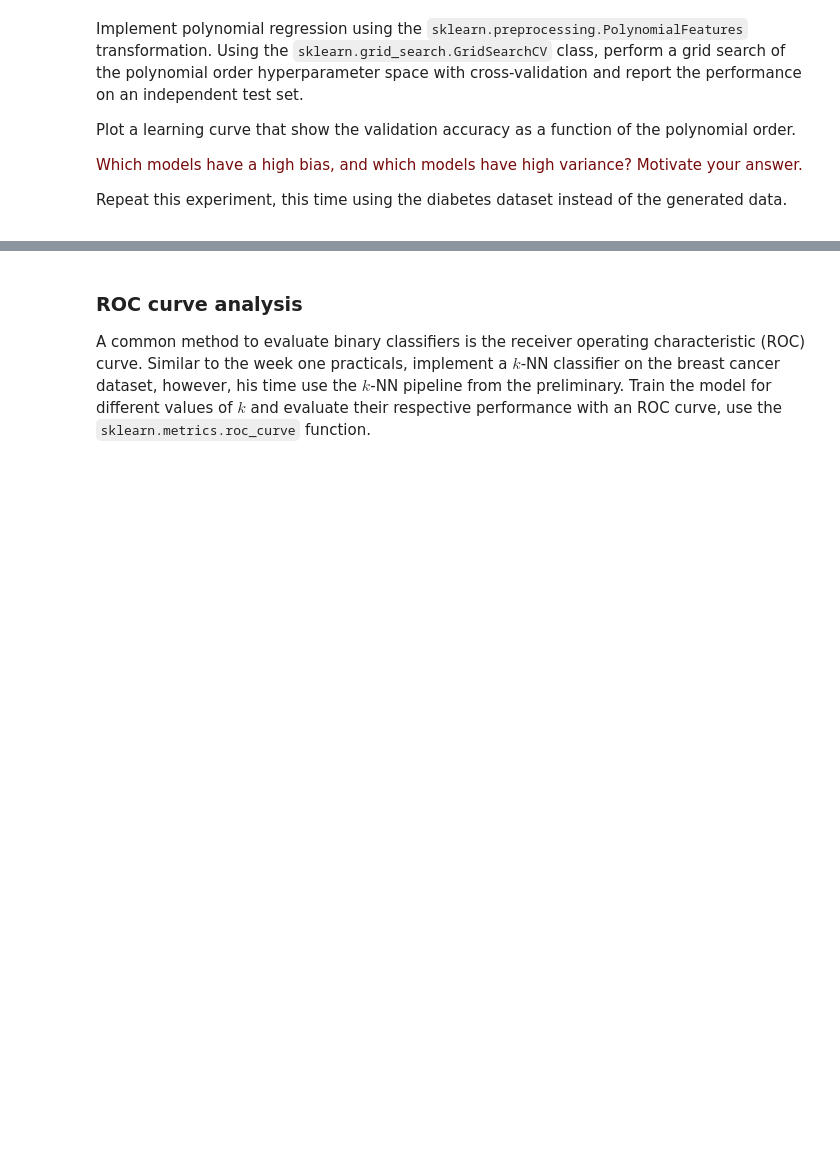
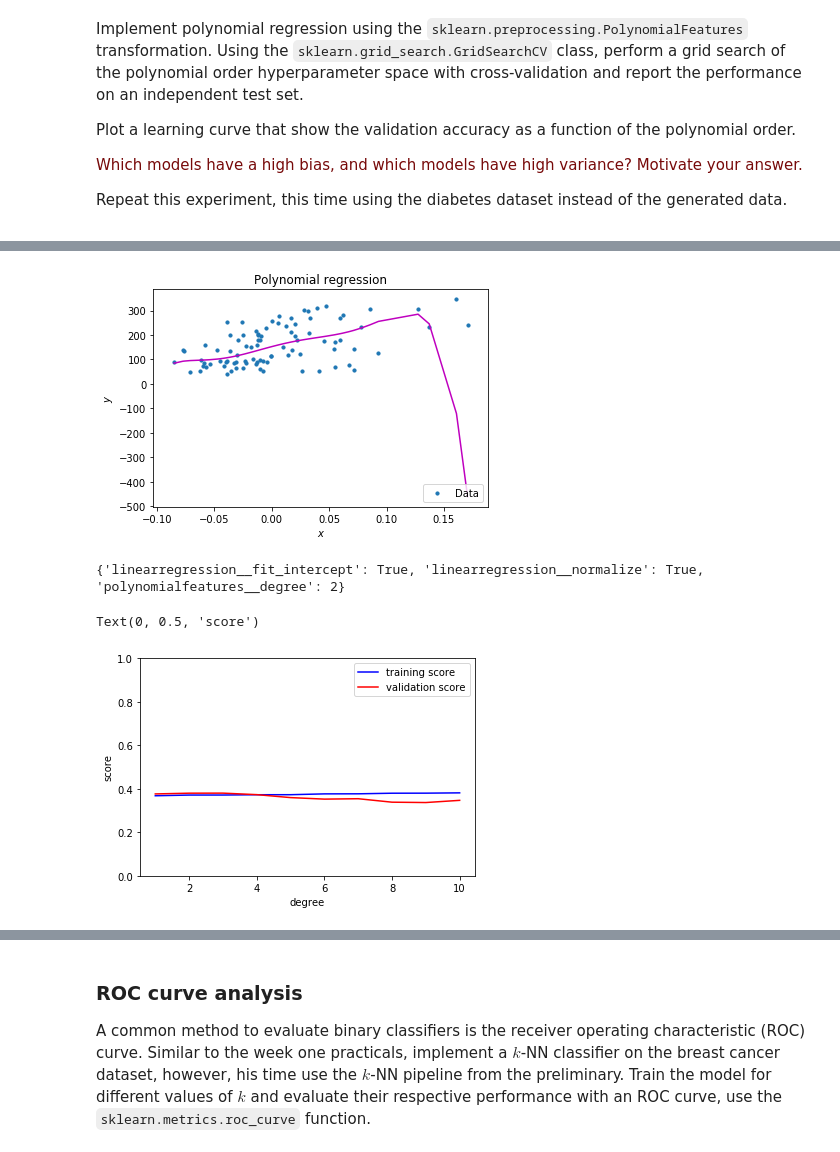
Before and after one commit to max-de-rooij/8dm50-machine-learning, a Jupyter notebook: practicals/week_2.ipynb, the cells around one changed output, grey strips where cells are left out. Cells and saved outputs as stored; diff of their text form; code cells hidden in the pictures; blank space fills up the shorter version.

```diff
--- a/practicals/week_2.ipynb
+++ b/practicals/week_2.ipynb
@@ -191,0 +263,74 @@ Repeat this experiment, this time using the diabetes dataset instead of the gene
+# %%
+import sys
+sys.path.append('code/')
+from poly_reg import *
+
+import operator
+import numpy as np
+import matplotlib.pyplot as plt
+from sklearn.linear_model import LinearRegression
+from sklearn.preprocessing import PolynomialFeatures
+from sklearn.model_selection import GridSearchCV,validation_curve
+from sklearn.model_selection import train_test_split
+from sklearn import datasets, linear_model
+
+# load the diabetes dataset
+diabetes = datasets.load_diabetes()
+
+# use only one feature
+X = diabetes.data[:, np.newaxis, 2]
+y = diabetes.target
+
+X_train, X_test, y_train, y_test = train_test_split(X, y, test_size=0.2,random_state=40)
+
+# transforms the existing features to higher degree features
+polynomial_features= PolynomialFeatures(degree=6)
+X_train_poly = polynomial_features.fit_transform(X_train)
+
+# fit the transformed features to Linear Regression
+model = LinearRegression()
+model.fit(X_train_poly, y_train)
+
+# predicting on training data-set
+y_train_pred = model.predict(X_train_poly)
+
+# predicting on test data-set
+y_test_predict = model.predict(polynomial_features.fit_transform(X_test))
+
+plt.scatter(X_test, y_test, s=10)
+# sort the values of x before line plot
+sort_axis = operator.itemgetter(0)
+sorted_zip = sorted(zip(X_test,y_test_predict), key=sort_axis)
+X_test, y_test_predict = zip(*sorted_zip)
+plt.legend(('Data', 'Polynomial regression'), loc='lower right')
+plt.title('Polynomial regression')
+plt.xlabel('$x$')
+plt.ylabel('$y$')
+plt.plot(X_test, y_test_predict, color='m')
+plt.show()
+
+param_grid = {'polynomialfeatures__degree': np.arange(1,11),
+              'linearregression__fit_intercept': [True, False],
+              'linearregression__normalize': [True, False]}
+grid = GridSearchCV(PolynomialRegression(), param_grid, cv=10)
+grid.fit(X_train, y_train)
+# Best parameter has a degree of 6
+best_param = grid.best_params_
+print(best_param)
+
+# validation - polynomial order curve
+degree = np.arange(1,11)
+train_score, val_score = validation_curve(PolynomialRegression(), X_train, y_train,
+                                          'polynomialfeatures__degree', degree, cv=10)
+
+plt.plot(degree, np.median(train_score, 1), color='blue', label='training score')
+plt.plot(degree, np.median(val_score, 1), color='red', label='validation score')
+plt.legend(loc='best')
+plt.ylim(0, 1)
+plt.xlabel('degree')
+plt.ylabel('score')
+# %% [output]
+[figure, added]
+{'linearregression__fit_intercept': True, 'linearregression__normalize': True, 'polynomialfeatures__degree': 2}
+Text(0, 0.5, 'score')
+[figure, added]
```
Also changed, not shown: parts of 5 cells of this notebook, 4 other files.
